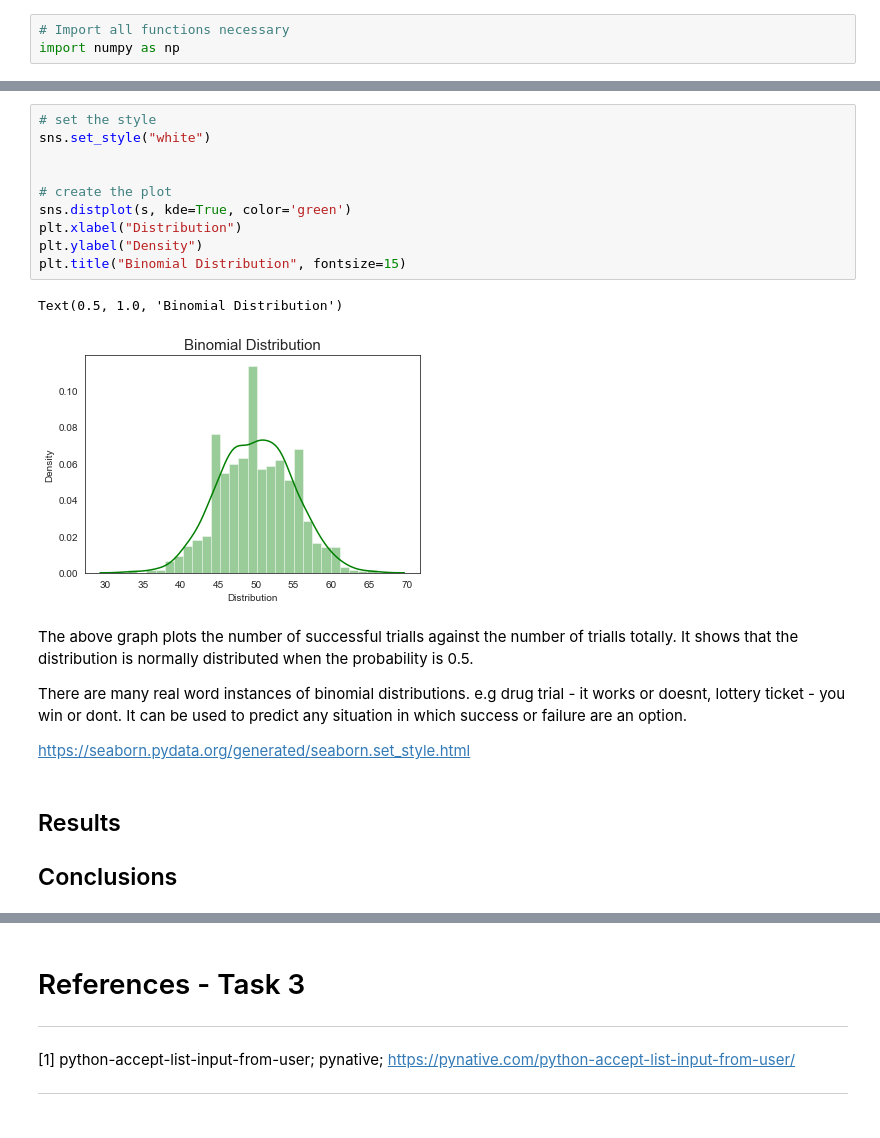
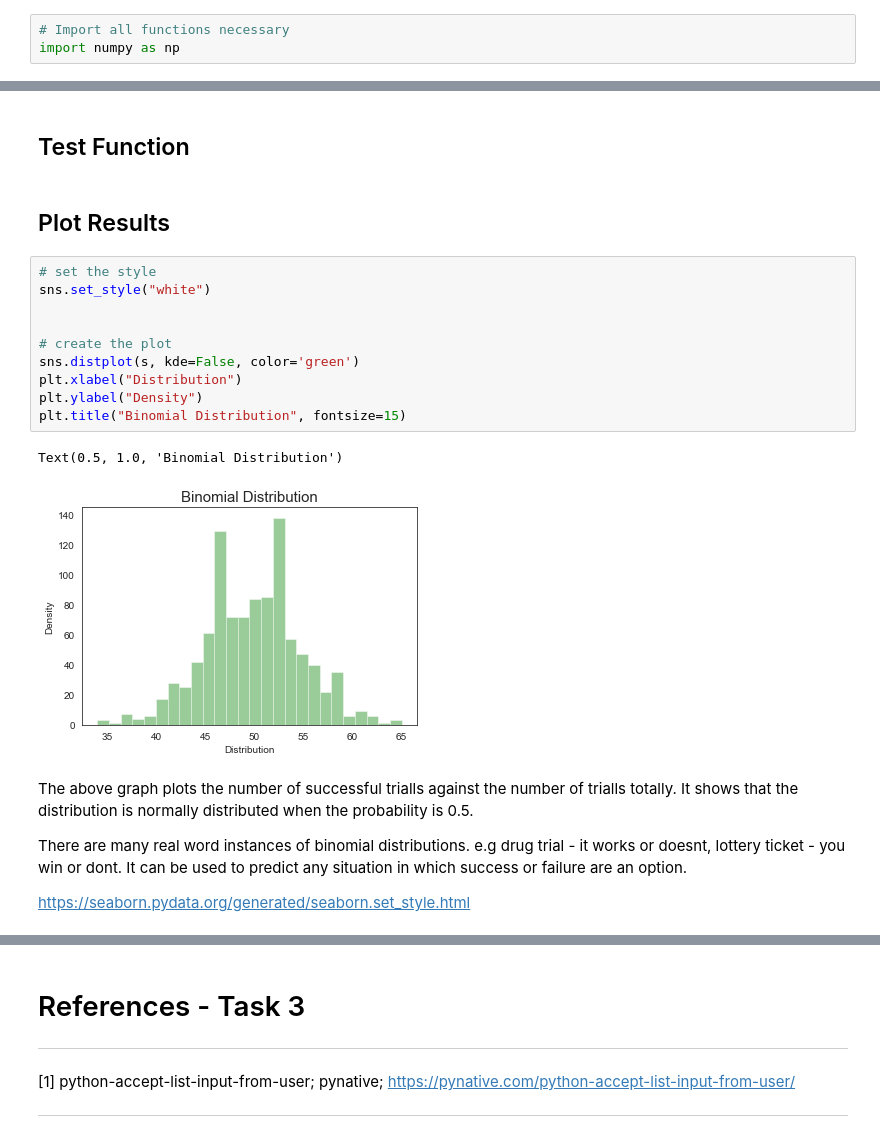
Before and after one commit to eoinlees/FofDA-assessment-2020, a Jupyter notebook: Tasks 2020.ipynb, the cells around one changed output, grey strips where cells are left out. Drawn from its saved outputs; the diff is of its cells as text.

```diff
--- a/Tasks 2020.ipynb
+++ b/Tasks 2020.ipynb
@@ -420,26 +461,24 @@ array([44, 48, 49, 53, 42, 58, 43, 53, 48, 46, 46, 51, 51, 45, 53, 45, 46,
       dtype=int64)
+# %% [markdown]
+## Test Function
+# %% [markdown]
+## Plot Results
 # %%
 # set the style
 sns.set_style("white")
 
 
 # create the plot
-sns.distplot(s, kde=True, color='green')
+sns.distplot(s, kde=False, color='green')
 plt.xlabel("Distribution")
 plt.ylabel("Density")
 plt.title("Binomial Distribution", fontsize=15)
 # %% [output]
 Text(0.5, 1.0, 'Binomial Distribution')
-[figure, old version]
+[figure, new version]
 # %% [markdown]
 The above graph plots the number of successful trialls against the number of trialls totally. It shows that the distribution is normally distributed when the probability is 0.5.
 
 There are many real word instances of binomial distributions. e.g drug trial - it works or doesnt, lottery ticket - you win or dont. It can be used to predict any situation in which success or failure are an option.
 
 https://seaborn.pydata.org/generated/seaborn.set_style.html
-# %% [markdown]
-## Results
-
-
-
-## Conclusions
```
Also changed, not shown: parts of 38 cells of this notebook.
